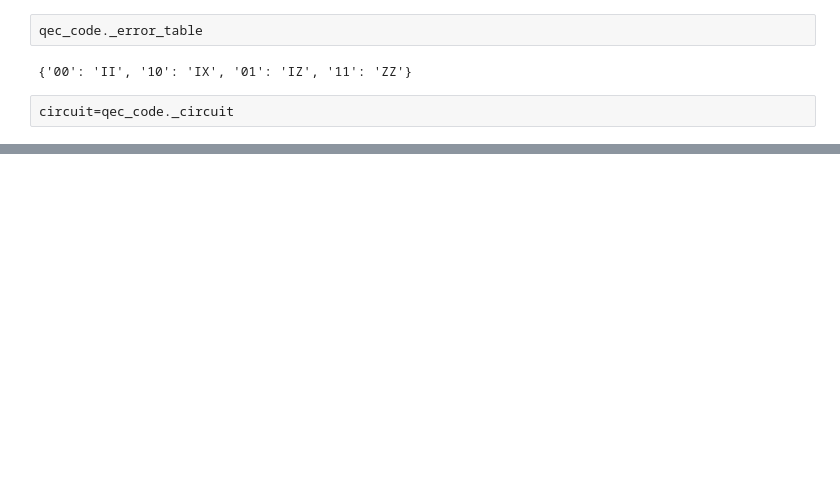
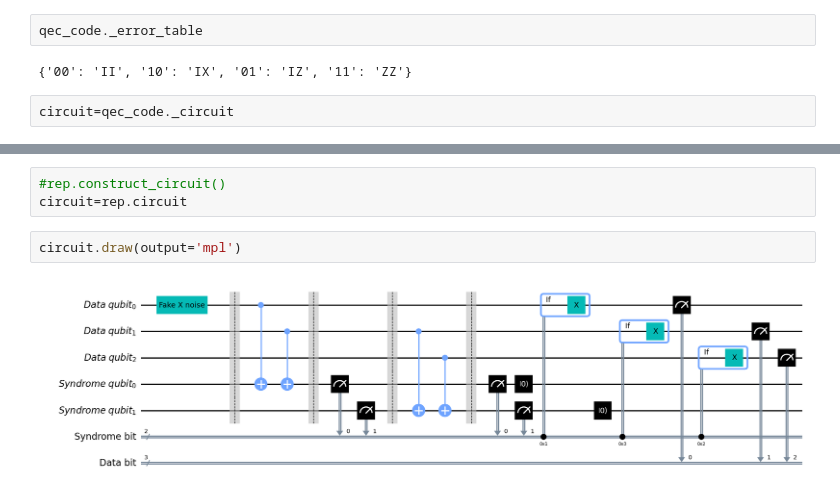
Before and after one commit to QuBruin/DynamicCircuit, a Jupyter notebook: test.ipynb, the cells around one changed output, grey strips where cells are left out. Drawn from its saved outputs; the diff is of its cells as text; blank space fills up the shorter version.

```diff
--- a/test.ipynb
+++ b/test.ipynb
@@ -82,0 +114,7 @@ circuit.draw(output='mpl')
+# %%
+#rep.construct_circuit()
+circuit=rep.circuit
+# %%
+circuit.draw(output='mpl')
+# %% [output]
+[figure, added]
```
Also changed, not shown: parts of 16 cells of this notebook.
